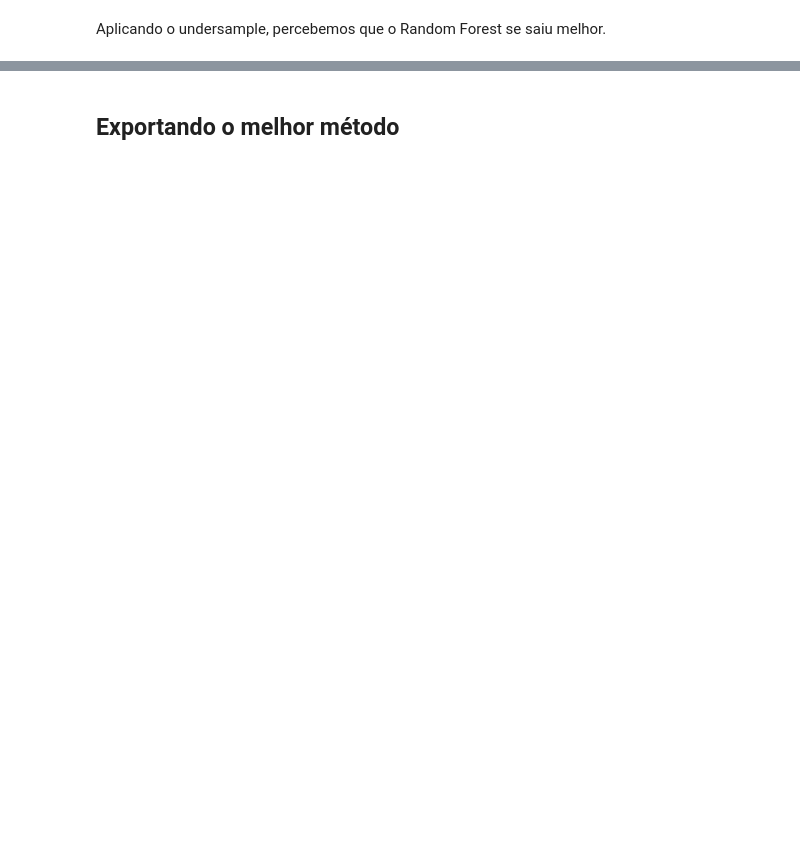
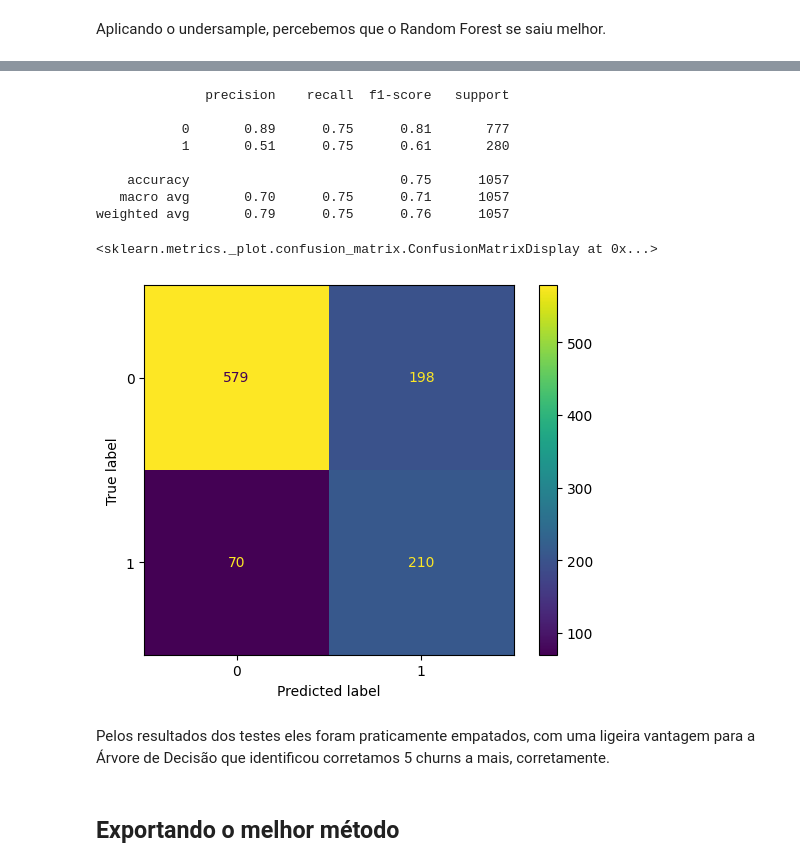
Before and after one commit to FilipeMadeira13/churn_prediction, a Jupyter notebook: notebooks/main.ipynb, the cells around one changed output, grey strips where cells are left out. Drawn from its saved outputs; the diff is of its cells as text; code cells hidden in the pictures; blank space fills up the shorter version.

```diff
--- a/notebooks/main.ipynb
+++ b/notebooks/main.ipynb
@@ -415,3 +437,21 @@ Aplicando o undersample, percebemos que o Random Forest se saiu melhor.
+# %%
+forest.fit(x_balanced, y_balanced)
+y_expected = forest.predict(x_test)
+print(classification_report(y_test, y_expected))
+ConfusionMatrixDisplay.from_predictions(y_test, y_expected)
+# %% [output]
+              precision    recall  f1-score   support
+
+           0       0.89      0.75      0.81       777
+           1       0.51      0.75      0.61       280
+
+    accuracy                           0.75      1057
+   macro avg       0.70      0.75      0.71      1057
+weighted avg       0.79      0.75      0.76      1057
+<sklearn.metrics._plot.confusion_matrix.ConfusionMatrixDisplay at 0x...>
+[figure, added]
+# %% [markdown]
+Pelos resultados dos testes eles foram praticamente empatados, com uma ligeira vantagem para a Árvore de Decisão que identificou corretamos 5 churns a mais, corretamente.
 # %% [markdown]
 ## Exportando o melhor método
 # %%
```
Also changed, not shown: parts of 19 cells of this notebook, 1 other file.
